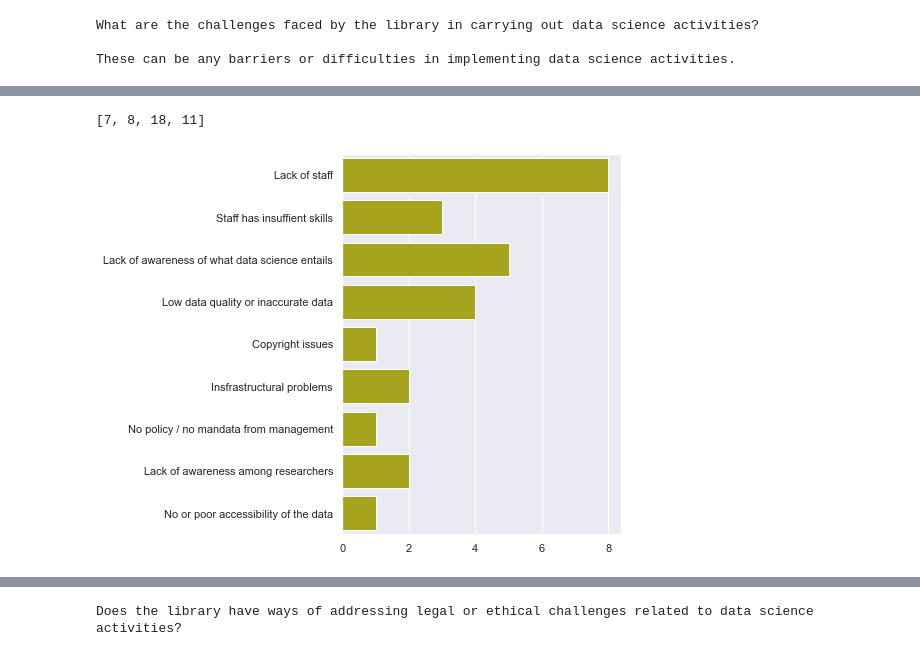
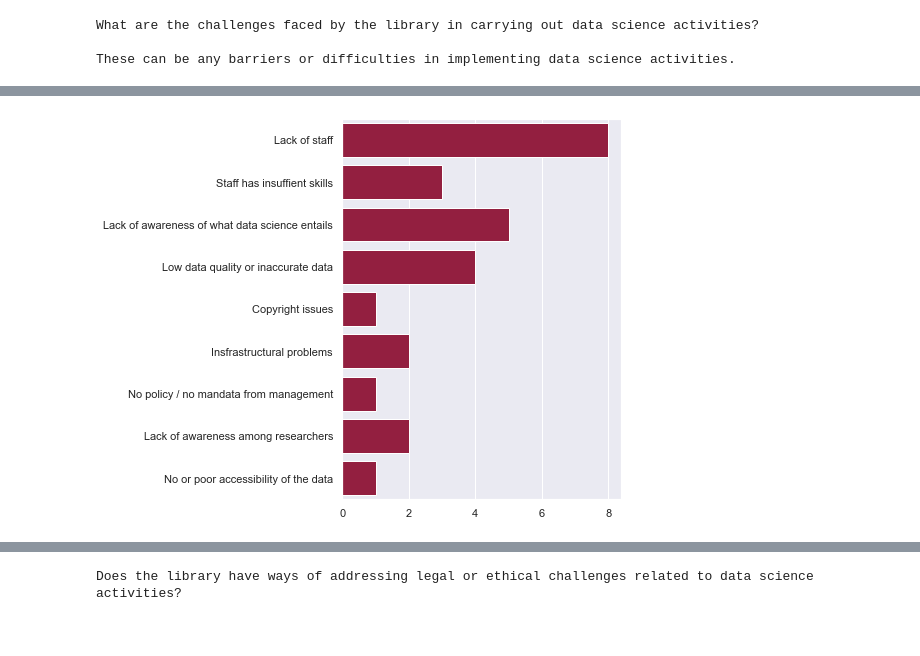
Before and after one commit to nehamoopen/datascience_survey, a Jupyter notebook: Data Science Survey.ipynb, the cells around one changed output, grey strips where cells are left out. Saved outputs shown, nothing was run; the diff lists cells and outputs as text; code cells hidden in the pictures.

Commit message:
Upodated graphs based on new dataset

```diff
--- a/Data Science Survey.ipynb
+++ b/Data Science Survey.ipynb
@@ -351,15 +350,14 @@ for c in challenges_responses.values():
     challenges_counter.update(c)
 # %%
 y_axis = list(challenges.values())
-print(x_axis)
+
 x_axis = list(challenges_counter.values())
 
 sns.set(rc={'figure.figsize':(5,7)})
 
 sns.barplot( x=x_axis,
             y=y_axis ,
-           color = '#bcba09' )
+           color = '#a60c37' )
 plt.show()
 # %% [output]
-[7, 8, 18, 11]
-[figure, old version]
+[figure, new version]
```
Also changed, not shown: parts of 19 cells of this notebook.
